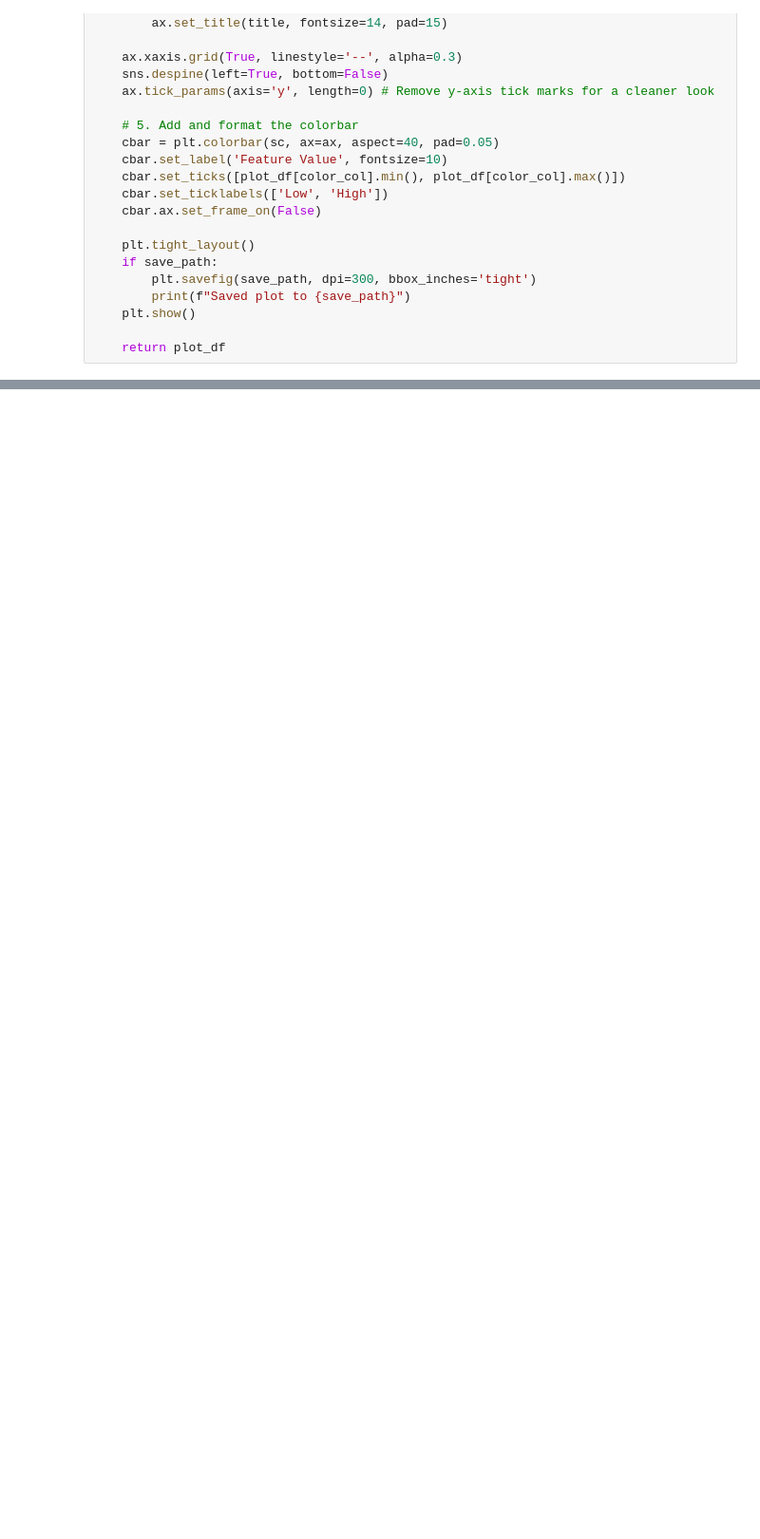
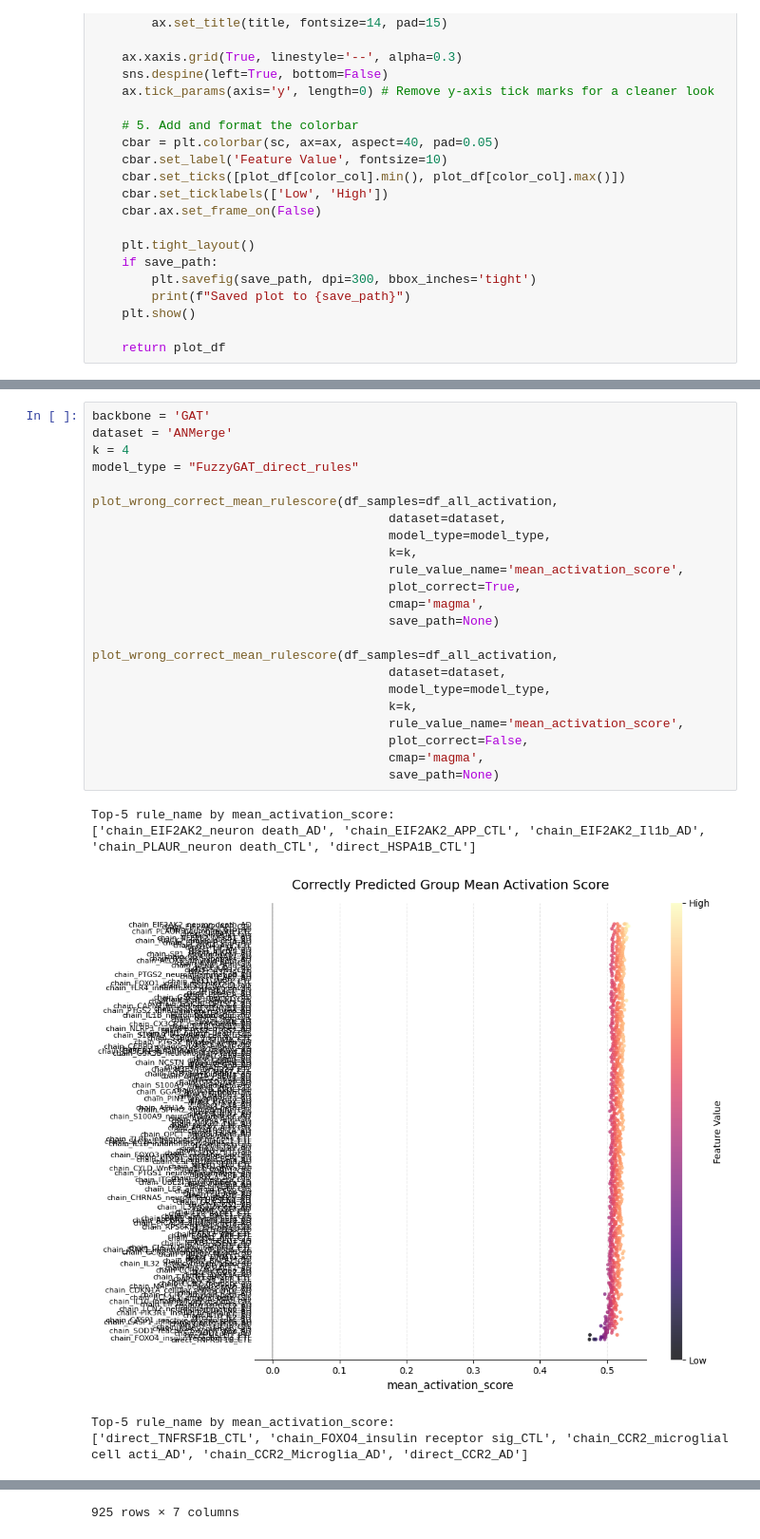
Before and after one commit to Xiaoxuan-Yu-ty/HybridKG, a Jupyter notebook: nesy_gnn/rule_activation_analysis.ipynb, the cells around one changed output, grey strips where cells are left out. Shown at 95% size. Cells and saved outputs as stored; diff of their text form; blank space fills up the shorter version.

```diff
--- a/nesy_gnn/rule_activation_analysis.ipynb
+++ b/nesy_gnn/rule_activation_analysis.ipynb
@@ -375,0 +394,29 @@ Length: 17, dtype: str
+# %%
+backbone = 'GAT'
+dataset = 'ANMerge'
+k = 4
+model_type = "FuzzyGAT_direct_rules"
+
+plot_wrong_correct_mean_rulescore(df_samples=df_all_activation,
+                                        dataset=dataset,
+                                        model_type=model_type,
+                                        k=k,
+                                        rule_value_name='mean_activation_score',
+                                        plot_correct=True,
+                                        cmap='magma',
+                                        save_path=None)
+
+plot_wrong_correct_mean_rulescore(df_samples=df_all_activation,
+                                        dataset=dataset,
+                                        model_type=model_type,
+                                        k=k,
+                                        rule_value_name='mean_activation_score',
+                                        plot_correct=False,
+                                        cmap='magma',
+                                        save_path=None)
+# %% [output]
+Top-5 rule_name by mean_activation_score:
+['chain_EIF2AK2_neuron death_AD', 'chain_EIF2AK2_APP_CTL', 'chain_EIF2AK2_Il1b_AD', 'chain_PLAUR_neuron death_CTL', 'direct_HSPA1B_CTL']
+[figure, added]
+Top-5 rule_name by mean_activation_score:
+['direct_TNFRSF1B_CTL', 'chain_FOXO4_insulin receptor sig_CTL', 'chain_CCR2_microglial cell acti_AD', 'chain_CCR2_Microglia_AD', 'direct_CCR2_AD']
@@ -375,0 +436 @@ Length: 17, dtype: str
+925 rows × 7 columns
```
Also changed, not shown: parts of 14 cells of this notebook, 4 other files.
